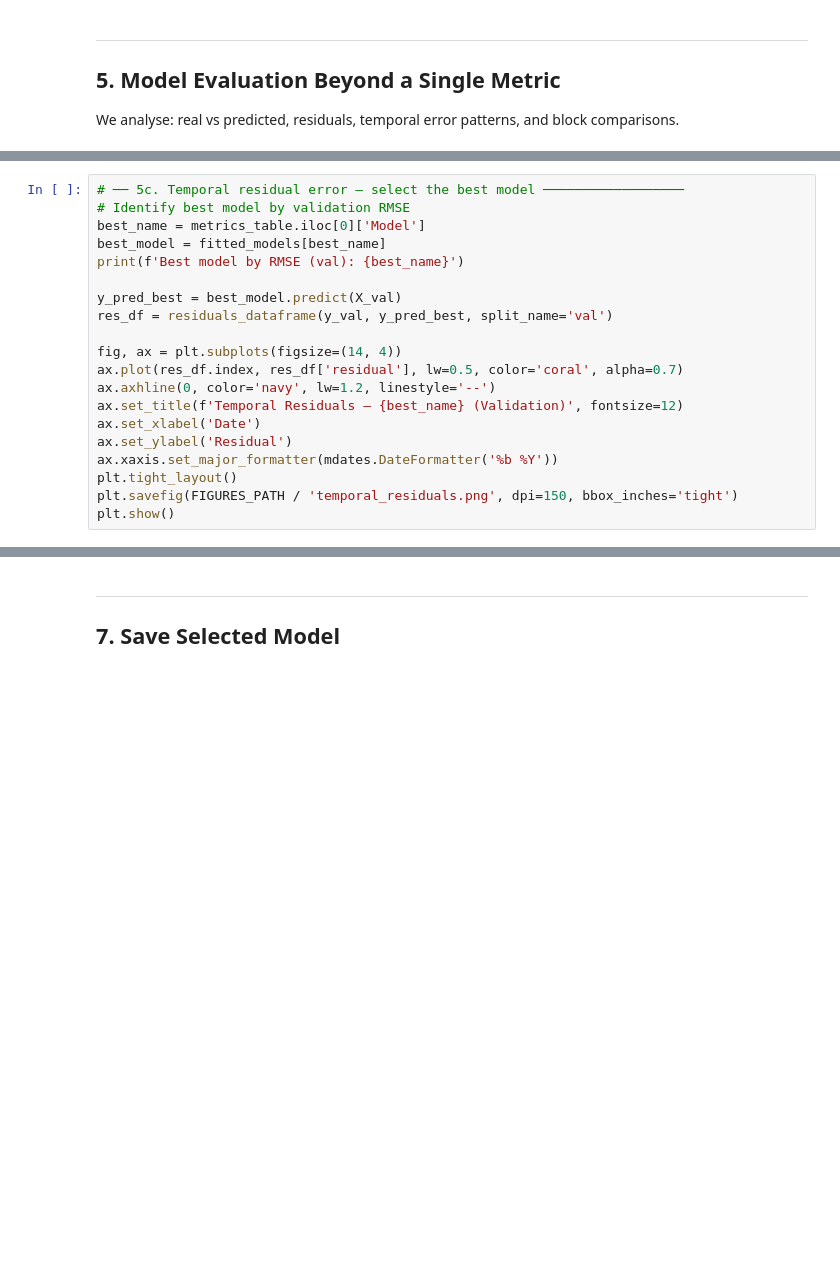
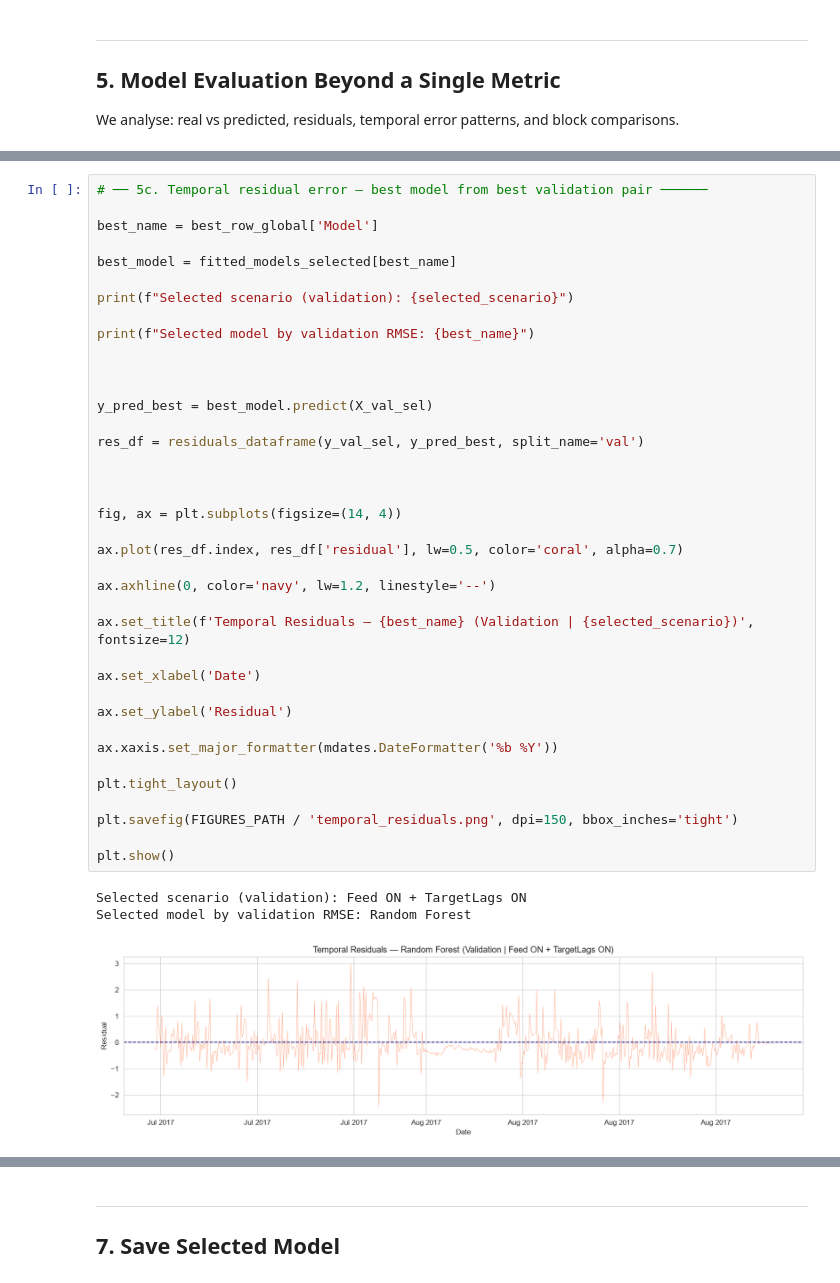
Before and after one commit to AAlvarezT/minsur_prediction, a Jupyter notebook: notebooks/02_feature_engineering_modeling.ipynb, the cells around one changed output, grey strips where cells are left out. Drawn from its saved outputs; the diff is of its cells as text; blank space fills up the shorter version.

```diff
--- a/notebooks/02_feature_engineering_modeling.ipynb
+++ b/notebooks/02_feature_engineering_modeling.ipynb
@@ -170,23 +498,45 @@ plt.show()
 # %%
-# ── 5c. Temporal residual error — select the best model ──────────────────
-# Identify best model by validation RMSE
-best_name = metrics_table.iloc[0]['Model']
-best_model = fitted_models[best_name]
-print(f'Best model by RMSE (val): {best_name}')
+# ── 5c. Temporal residual error — best model from best validation pair ──────
 
-y_pred_best = best_model.predict(X_val)
-res_df = residuals_dataframe(y_val, y_pred_best, split_name='val')
+best_name = best_row_global['Model']
+
+best_model = fitted_models_selected[best_name]
+
+print(f"Selected scenario (validation): {selected_scenario}")
+
+print(f"Selected model by validation RMSE: {best_name}")
+
+
+
+y_pred_best = best_model.predict(X_val_sel)
+
+res_df = residuals_dataframe(y_val_sel, y_pred_best, split_name='val')
+
+
 
 fig, ax = plt.subplots(figsize=(14, 4))
+
 ax.plot(res_df.index, res_df['residual'], lw=0.5, color='coral', alpha=0.7)
+
 ax.axhline(0, color='navy', lw=1.2, linestyle='--')
-ax.set_title(f'Temporal Residuals — {best_name} (Validation)', fontsize=12)
+
+ax.set_title(f'Temporal Residuals — {best_name} (Validation | {selected_scenario})', fontsize=12)
+
 ax.set_xlabel('Date')
+
 ax.set_ylabel('Residual')
+
 ax.xaxis.set_major_formatter(mdates.DateFormatter('%b %Y'))
+
 plt.tight_layout()
+
 plt.savefig(FIGURES_PATH / 'temporal_residuals.png', dpi=150, bbox_inches='tight')
+
 plt.show()
+# %% [output]
+Selected scenario (validation): Feed ON + TargetLags ON
+Selected model by validation RMSE: Random Forest
+[figure, added]
 # %%
 # ── 5d. Error by monthly block ────────────────────────────────────────────
 monthly_error = error_by_time_block(res_df, freq='ME')
```
Also changed, not shown: parts of 18 cells of this notebook.
